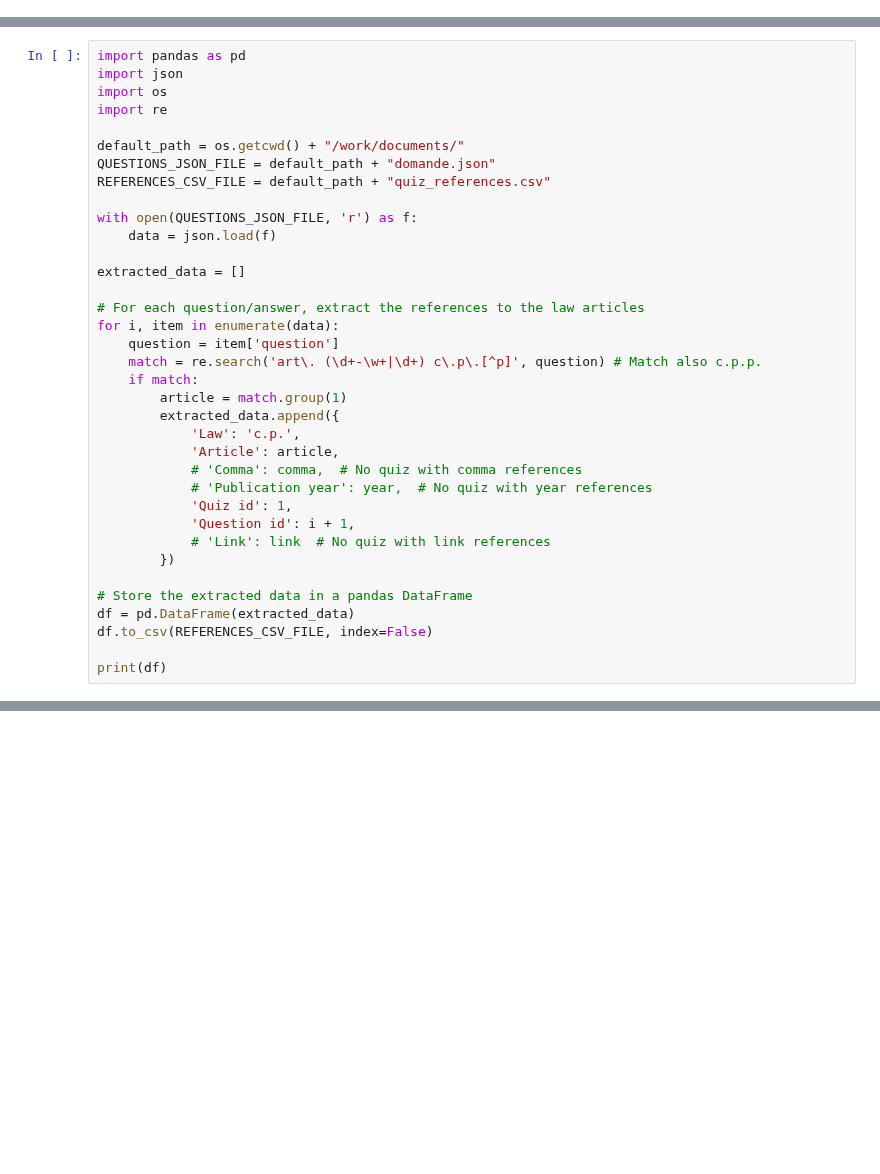
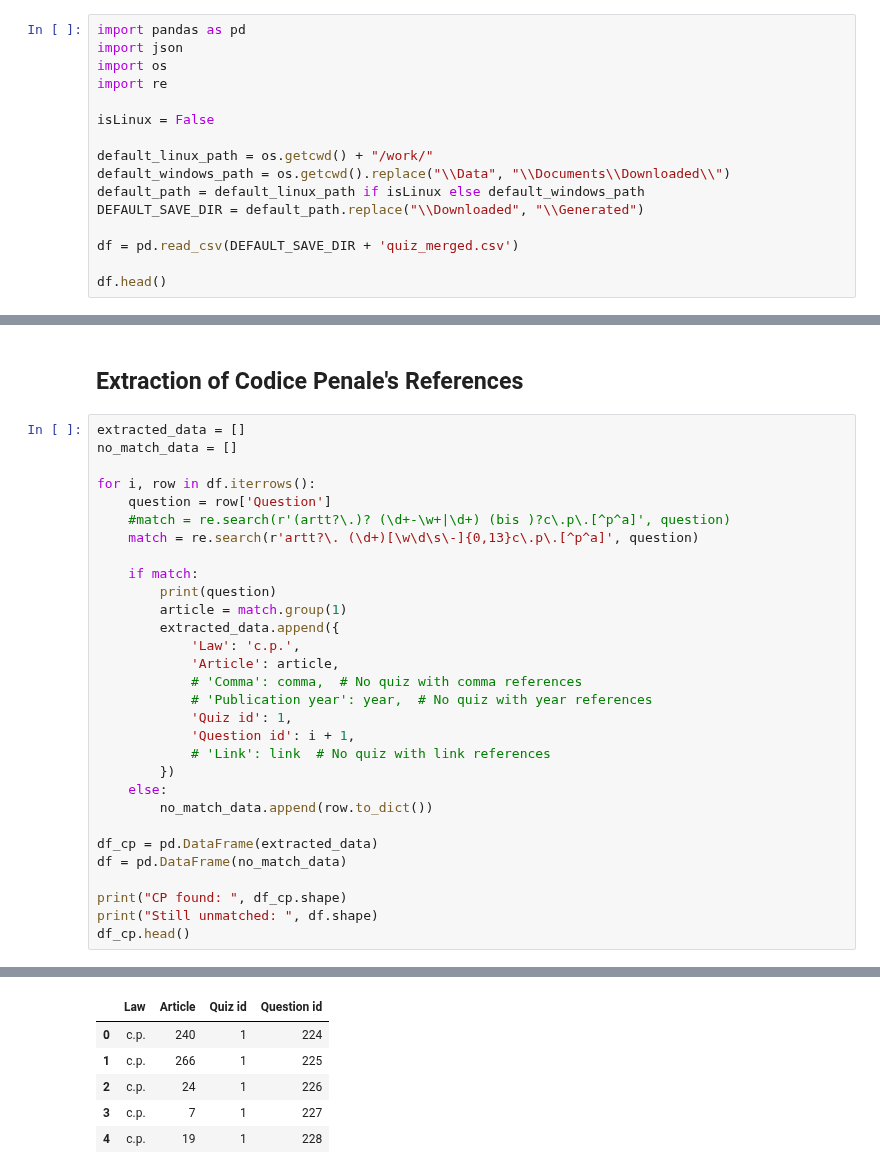
Before and after one commit to IGieckI/Thesis, a Jupyter notebook: Data/References extraction from quiz.ipynb, the cells around one changed output, grey strips where cells are left out. Drawn from its saved outputs; the diff is of its cells as text; blank space fills up the shorter version.

Commit message:
Extraction of c.p. references from the new dataset

```diff
--- a/Data/References extraction from quiz.ipynb
+++ b/Data/References extraction from quiz.ipynb
@@ -2,0 +3,16 @@
+# %%
+import pandas as pd
+import json
+import os
+import re
+
+isLinux = False
+
+default_linux_path = os.getcwd() + "/work/"
+default_windows_path = os.getcwd().replace("\\Data", "\\Documents\\Downloaded\\")
+default_path = default_linux_path if isLinux else default_windows_path
+DEFAULT_SAVE_DIR = default_path.replace("\\Downloaded", "\\Generated")
+
+df = pd.read_csv(DEFAULT_SAVE_DIR + 'quiz_merged.csv')
+
+df.head()
@@ -3,23 +26,16 @@
+# %% [markdown]
+## Extraction of Codice Penale's References
 # %%
-import pandas as pd
-import json
-import os
-import re
+extracted_data = []
+no_match_data = []
 
-default_path = os.getcwd() + "/work/documents/"
-QUESTIONS_JSON_FILE = default_path + "domande.json"
-REFERENCES_CSV_FILE = default_path + "quiz_references.csv"
+for i, row in df.iterrows():
+    question = row['Question']
+    #match = re.search(r'(artt?\.)? (\d+-\w+|\d+) (bis )?c\.p\.[^p^a]', question)
+    match = re.search(r'artt?\. (\d+)[\w\d\s\-]{0,13}c\.p\.[^p^a]', question)
 
-with open(QUESTIONS_JSON_FILE, 'r') as f:
-    data = json.load(f)
-
-extracted_data = []
-
-# For each question/answer, extract the references to the law articles
-for i, item in enumerate(data):
-    question = item['question']
-    match = re.search('art\. (\d+-\w+|\d+) c\.p\.[^p]', question) # Match also c.p.p.
     if match:
+        print(question)
         article = match.group(1)
         extracted_data.append({
             'Law': 'c.p.',
@@ -30,10 +46,13 @@ for i, item in enumerate(data):
             'Question id': i + 1,
             # 'Link': link  # No quiz with link references
         })
+    else:
+        no_match_data.append(row.to_dict())
 
-# Store the extracted data in a pandas DataFrame
-df = pd.DataFrame(extracted_data)
-df.to_csv(REFERENCES_CSV_FILE, index=False)
+df_cp = pd.DataFrame(extracted_data)
+df = pd.DataFrame(no_match_data)
 
-print(df)
+print("CP found: ", df_cp.shape)
+print("Still unmatched: ", df.shape)
+df_cp.head()
 # %% [output]
@@ -53,0 +76,6 @@ print(df)
+|  | Law | Article | Quiz id | Question id |
+| 0 | c.p. | 240 | 1 | 224 |
+| 1 | c.p. | 266 | 1 | 225 |
+| 2 | c.p. | 24 | 1 | 226 |
+| 3 | c.p. | 7 | 1 | 227 |
+| 4 | c.p. | 19 | 1 | 228 |
```
Also changed, not shown: parts of 5 cells of this notebook, 2 other files.
